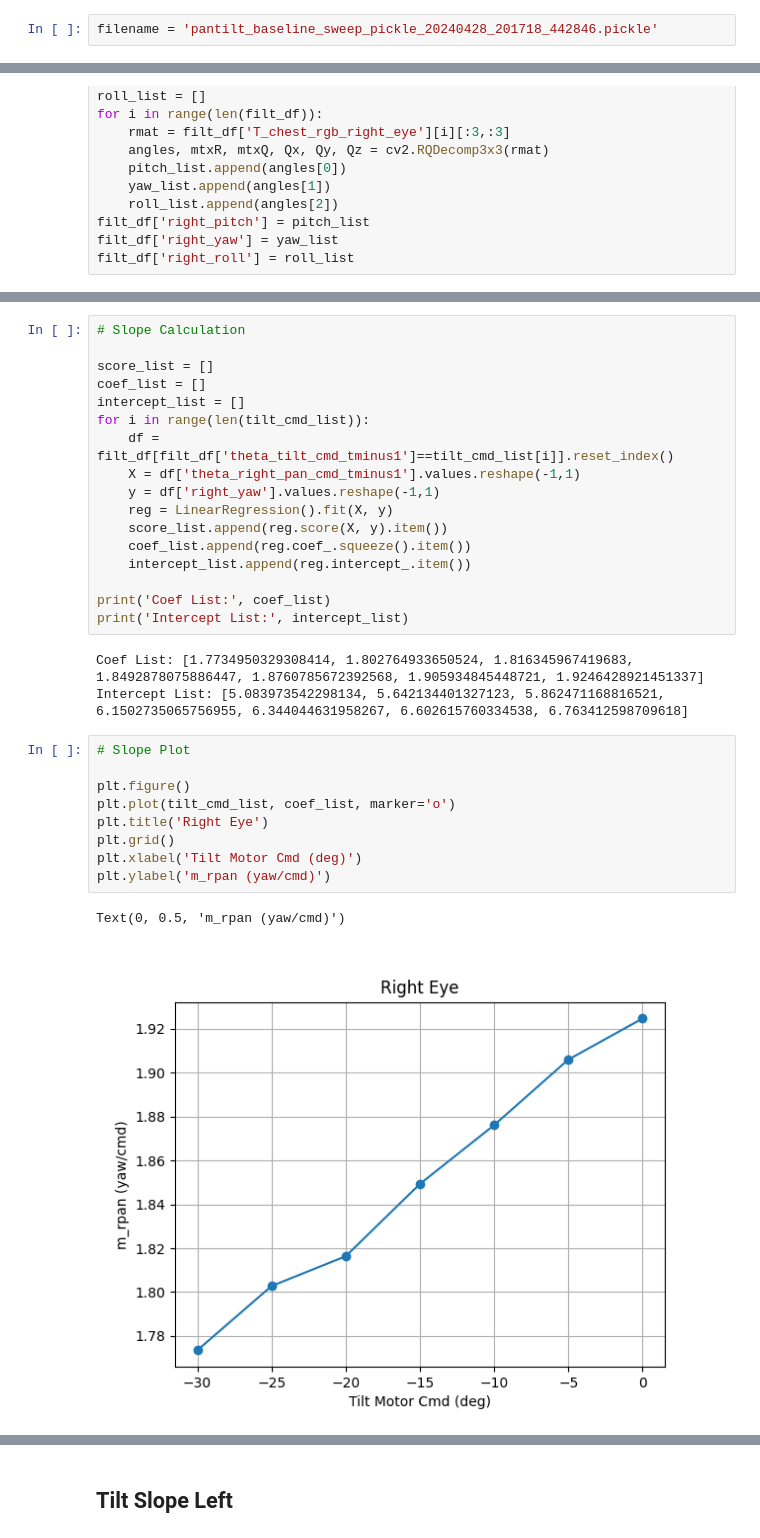
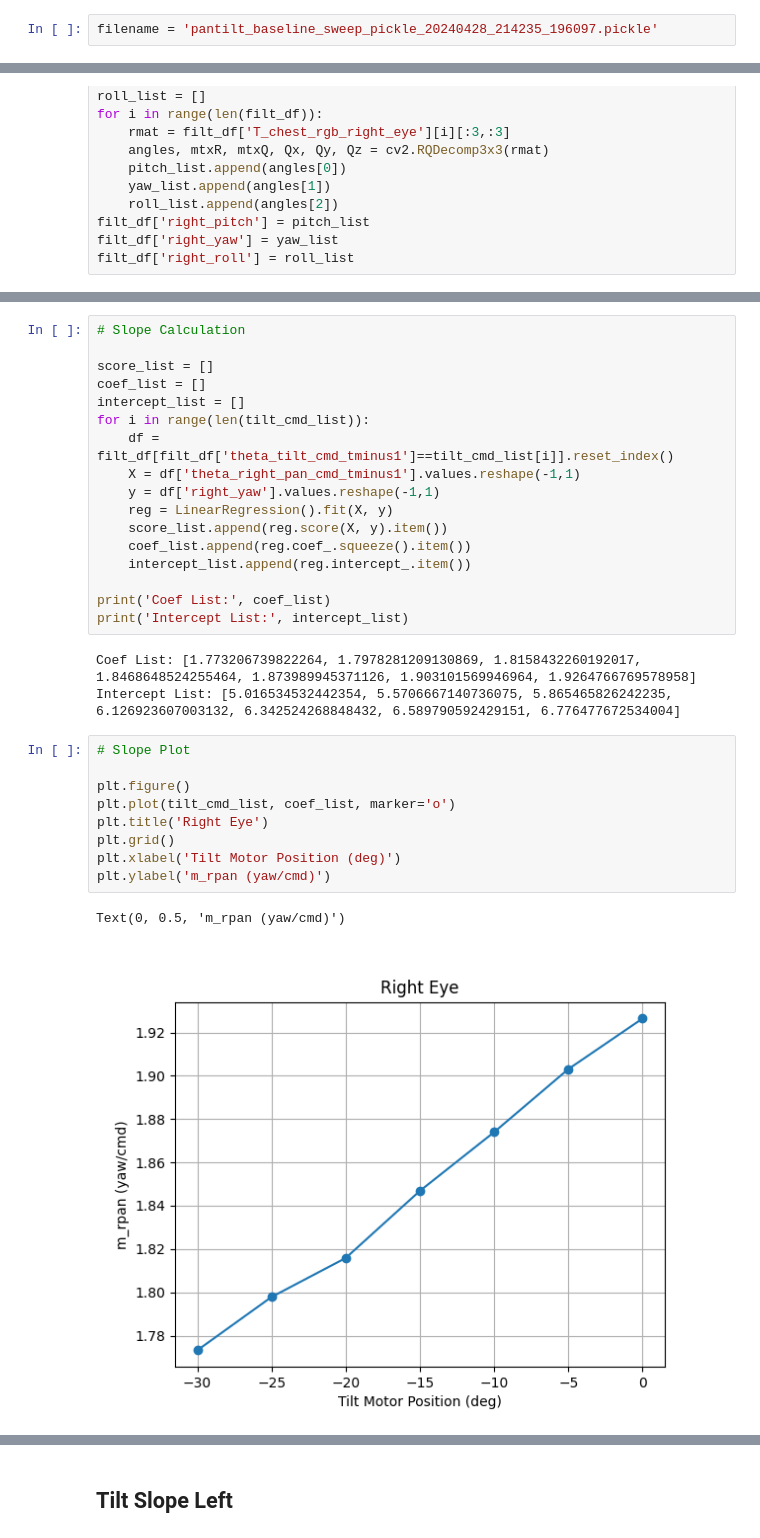
Before and after one commit to jpmnieles/grace_robot, a Jupyter notebook: 240416_PanTiltBaseline_Extrinsic_Eye_Location_Sweep.ipynb, the cells around one changed output, grey strips where cells are left out. Cells and saved outputs as stored; diff of their text form.

Commit message:
Updated the pantilt baseline calib params and analysis script
Signed-off-by: jpmnieles <jpmnieles@connect.ust.hk>

```diff
--- a/240416_PanTiltBaseline_Extrinsic_Eye_Location_Sweep.ipynb
+++ b/240416_PanTiltBaseline_Extrinsic_Eye_Location_Sweep.ipynb
@@ -204,7 +204,7 @@ def chest_rgb_to_eye(T_chest, T_input):
 # %% [markdown]
 ## Pickle Data
 # %%
-filename = 'pantilt_baseline_sweep_pickle_20240428_201718_442846.pickle'
+filename = 'pantilt_baseline_sweep_pickle_20240428_214235_196097.pickle'
 # %%
 fn_path = os.path.join(os.getcwd(), 'results', 'pantilt_baseline_sweep',filename)
 data = read_pickle_file(fn_path)
@@ -880,20 +882,20 @@ for i in range(len(tilt_cmd_list)):
 print('Coef List:', coef_list)
 print('Intercept List:', intercept_list)
 # %% [output]
-Coef List: [1.7734950329308414, 1.802764933650524, 1.816345967419683, 1.8492878075886447, 1.8760785672392568, 1.905934845448721, 1.9246428921451337]
-Intercept List: [5.083973542298134, 5.642134401327123, 5.862471168816521, 6.1502735065756955, 6.344044631958267, 6.602615760334538, 6.763412598709618]
+Coef List: [1.773206739822264, 1.7978281209130869, 1.8158432260192017, 1.8468648524255464, 1.873989945371126, 1.903101569946964, 1.9264766769578958]
+Intercept List: [5.016534532442354, 5.5706667140736075, 5.865465826242235, 6.126923607003132, 6.342524268848432, 6.589790592429151, 6.776477672534004]
 # %%
 # Slope Plot
 
 plt.figure()
 plt.plot(tilt_cmd_list, coef_list, marker='o')
 plt.title('Right Eye')
 plt.grid()
-plt.xlabel('Tilt Motor Cmd (deg)')
+plt.xlabel('Tilt Motor Position (deg)')
 plt.ylabel('m_rpan (yaw/cmd)')
 # %% [output]
 Text(0, 0.5, 'm_rpan (yaw/cmd)')
-[figure, old version]
+[figure, new version]
 # %%
 # Mean Right Eye Pan Slope
 
```
Also changed, not shown: parts of 30 cells of this notebook, 2 other files.
